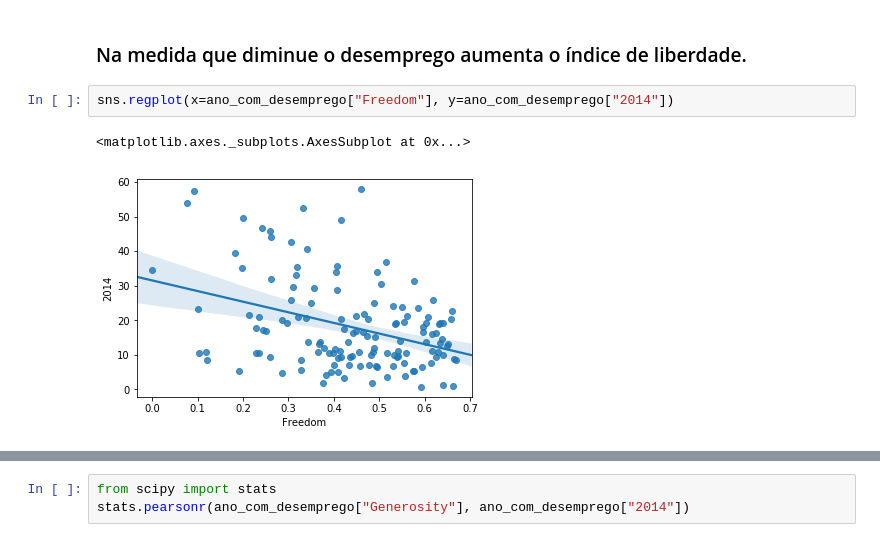
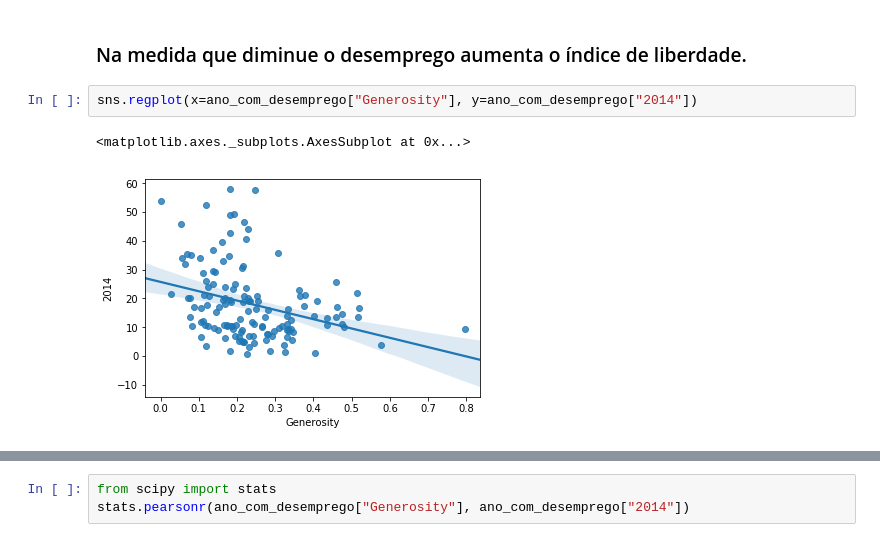
Before and after one commit to marianhoc/world-happiness-analisis, a Jupyter notebook: NOVOS-DADOS/Adicionando-BD-Desemprego.ipynb, the cells around one changed output, grey strips where cells are left out. Drawn from its saved outputs; the diff is of its cells as text.

```diff
--- a/NOVOS-DADOS/Adicionando-BD-Desemprego.ipynb
+++ b/NOVOS-DADOS/Adicionando-BD-Desemprego.ipynb
@@ -74,7 +74,7 @@ KeyError: 'Happiness.Rank'
 # %% [markdown]
 ### Na medida que diminue o desemprego aumenta o índice de liberdade.
 # %%
-sns.regplot(x=ano_com_desemprego["Freedom"], y=ano_com_desemprego["2014"])
+sns.regplot(x=ano_com_desemprego["Generosity"], y=ano_com_desemprego["2014"])
 # %% [output]
 <matplotlib.axes._subplots.AxesSubplot at 0x...>
-[figure, old version]
+[figure, new version]
```
Also changed, not shown: parts of 4 cells of this notebook.
